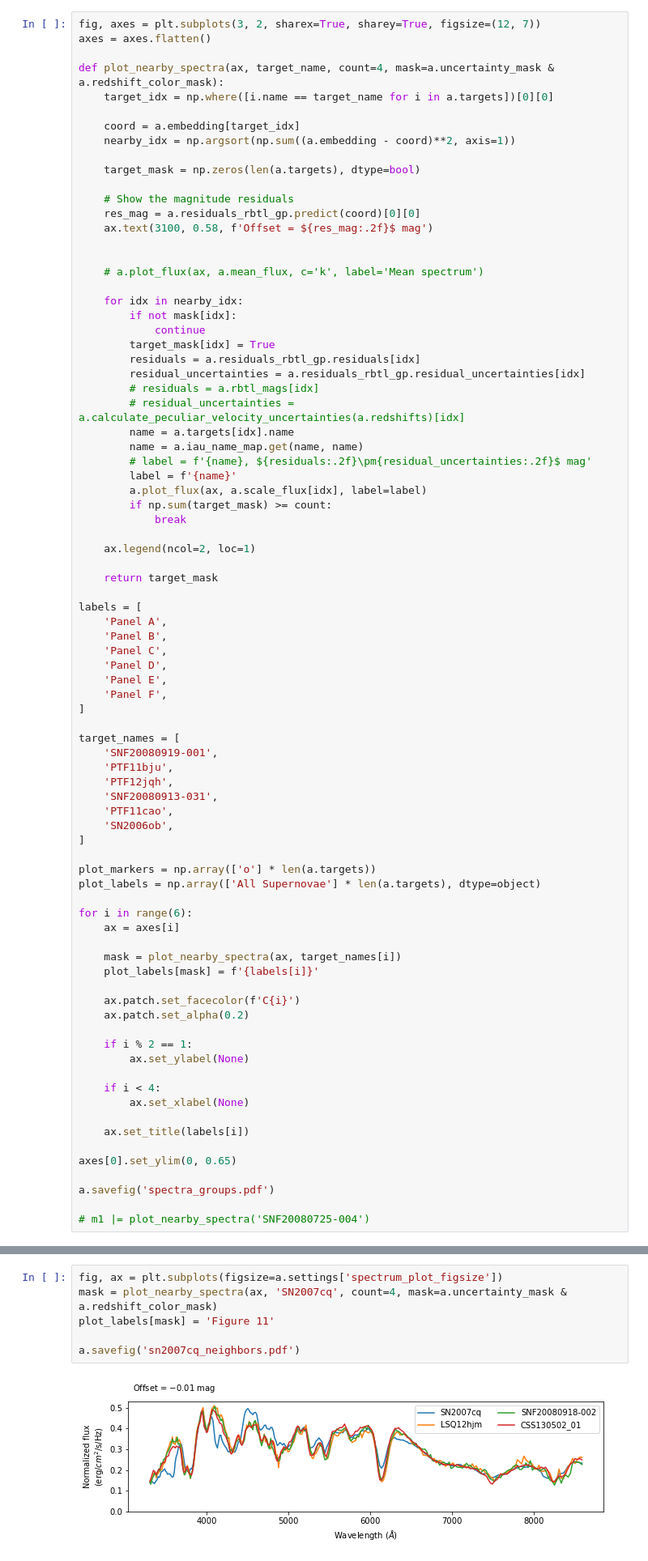
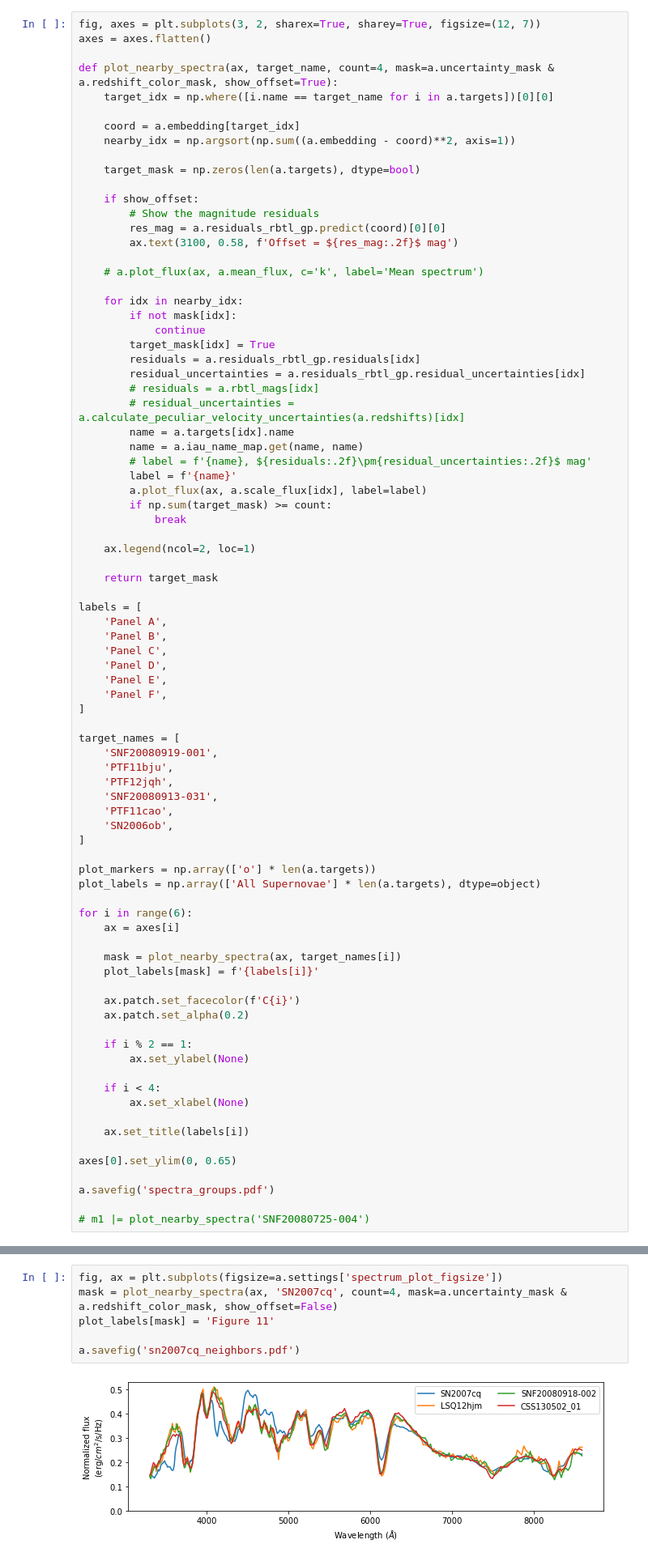
Before and after one commit to snfactory/twins_embedding, a Jupyter notebook: standardization_plots.ipynb, the cells around one changed output, grey strips where cells are left out. Shown at 81% size. Saved outputs shown, nothing was run; the diff lists cells and outputs as text.

Commit message:
Fix bug in SN2007cq plot

```diff
--- a/standardization_plots.ipynb
+++ b/standardization_plots.ipynb
@@ -857,7 +857,7 @@ a.savefig(f'diff_salt_spectra_comparison.pdf')
 fig, axes = plt.subplots(3, 2, sharex=True, sharey=True, figsize=(12, 7))
 axes = axes.flatten()
 
-def plot_nearby_spectra(ax, target_name, count=4, mask=a.uncertainty_mask & a.redshift_color_mask):
+def plot_nearby_spectra(ax, target_name, count=4, mask=a.uncertainty_mask & a.redshift_color_mask, show_offset=True):
     target_idx = np.where([i.name == target_name for i in a.targets])[0][0]
 
     coord = a.embedding[target_idx]
@@ -865,10 +865,10 @@ def plot_nearby_spectra(ax, target_name, count=4, mask=a.uncertainty_mask & a.re
 
     target_mask = np.zeros(len(a.targets), dtype=bool)
 
-    # Show the magnitude residuals
-    res_mag = a.residuals_rbtl_gp.predict(coord)[0][0]
-    ax.text(3100, 0.58, f'Offset = ${res_mag:.2f}$ mag')
-
+    if show_offset:
+        # Show the magnitude residuals
+        res_mag = a.residuals_rbtl_gp.predict(coord)[0][0]
+        ax.text(3100, 0.58, f'Offset = ${res_mag:.2f}$ mag')
 
     # a.plot_flux(ax, a.mean_flux, c='k', label='Mean spectrum')
 
@@ -939,12 +939,12 @@ a.savefig('spectra_groups.pdf')
 [figure]
 # %%
 fig, ax = plt.subplots(figsize=a.settings['spectrum_plot_figsize'])
-mask = plot_nearby_spectra(ax, 'SN2007cq', count=4, mask=a.uncertainty_mask & a.redshift_color_mask)
+mask = plot_nearby_spectra(ax, 'SN2007cq', count=4, mask=a.uncertainty_mask & a.redshift_color_mask, show_offset=False)
 plot_labels[mask] = 'Figure 11'
 
 a.savefig('sn2007cq_neighbors.pdf')
 # %% [output]
-[figure, old version]
+[figure, new version]
 # %%
 label_colors = {
     'All Supernovae': 'lightgray',
```
Also changed, not shown: parts of 7 cells of this notebook.
